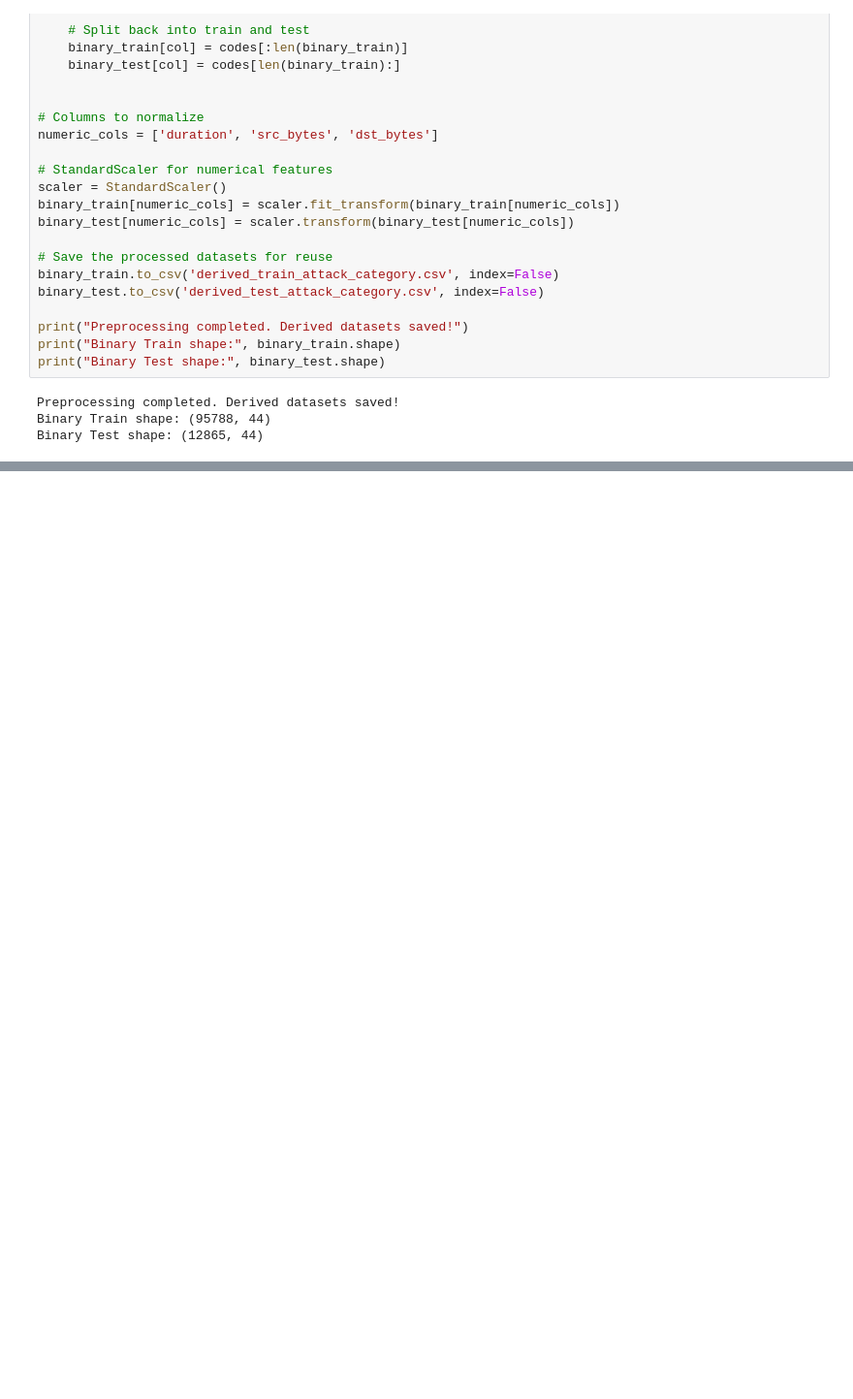
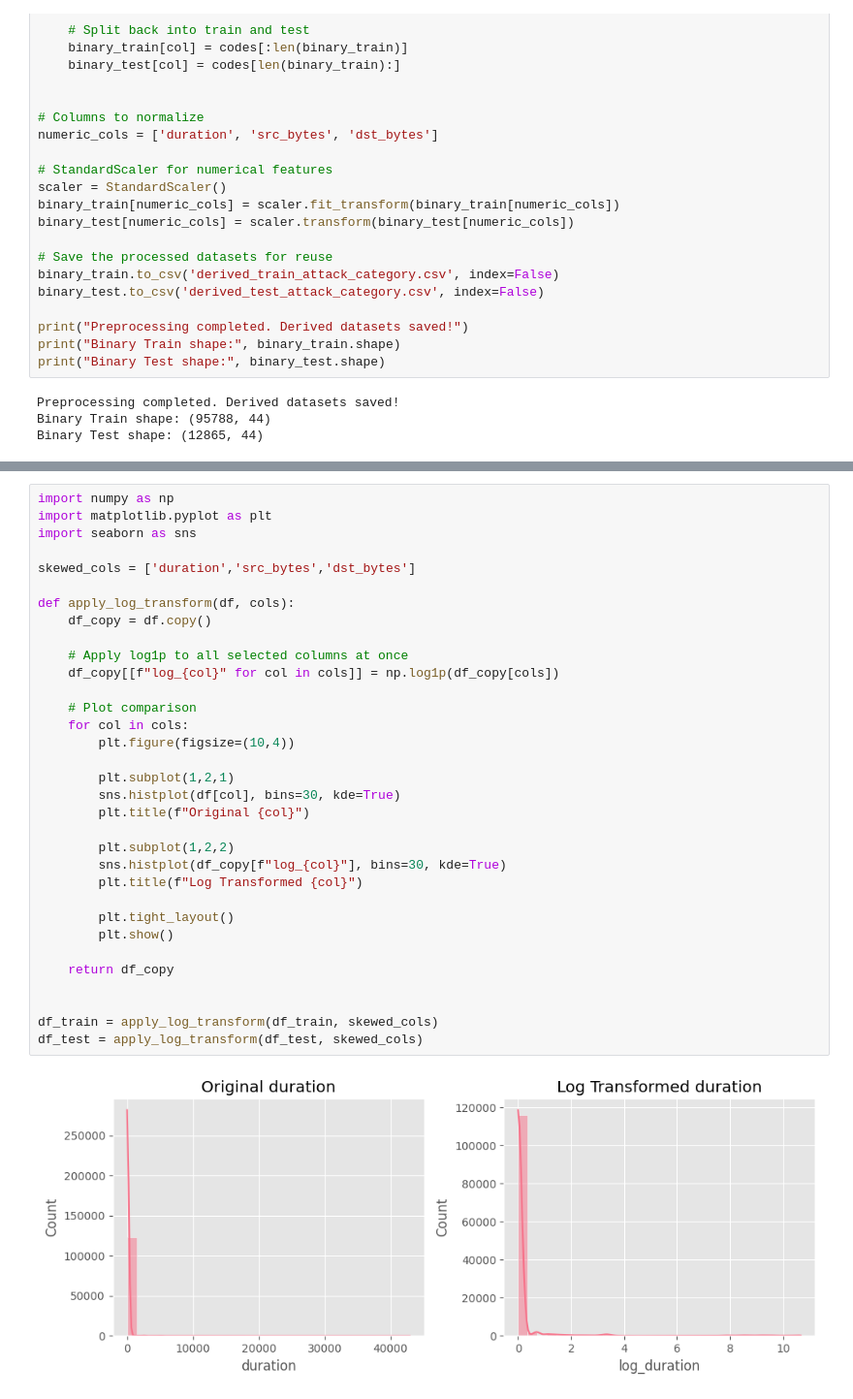
Before and after one commit to mailech/SentinelNet-AI-Powered-Network-Intrusion-Detection-System-, a Jupyter notebook: notebooks/02_feature_engineering.ipynb, the cells around one changed output, grey strips where cells are left out. Shown at 97% size. Saved outputs shown, nothing was run; the diff lists cells and outputs as text; blank space fills up the shorter version.

```diff
--- a/notebooks/02_feature_engineering.ipynb
+++ b/notebooks/02_feature_engineering.ipynb
@@ -360,0 +581,35 @@ weighted avg       1.00      1.00      1.00     12865
+# %%
+import numpy as np
+import matplotlib.pyplot as plt
+import seaborn as sns
+
+skewed_cols = ['duration','src_bytes','dst_bytes']
+
+def apply_log_transform(df, cols):
+    df_copy = df.copy()
+
+    # Apply log1p to all selected columns at once
+    df_copy[[f"log_{col}" for col in cols]] = np.log1p(df_copy[cols])
+
+    # Plot comparison
+    for col in cols:
+        plt.figure(figsize=(10,4))
+
+        plt.subplot(1,2,1)
+        sns.histplot(df[col], bins=30, kde=True)
+        plt.title(f"Original {col}")
+
+        plt.subplot(1,2,2)
+        sns.histplot(df_copy[f"log_{col}"], bins=30, kde=True)
+        plt.title(f"Log Transformed {col}")
+
+        plt.tight_layout()
+        plt.show()
+
+    return df_copy
+
+
+df_train = apply_log_transform(df_train, skewed_cols)
+df_test = apply_log_transform(df_test, skewed_cols)
+# %% [output]
+[figure, added]
```
Also changed, not shown: parts of 32 cells of this notebook.
